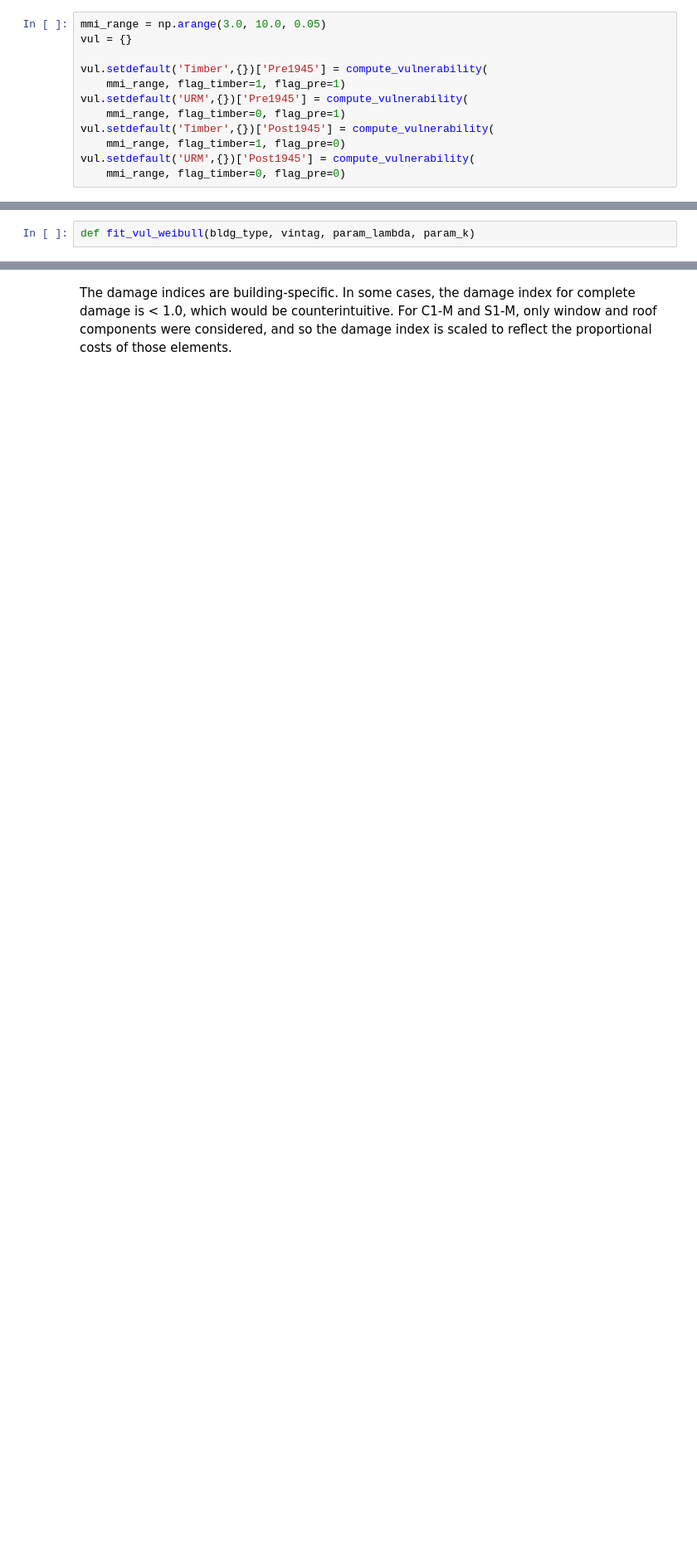
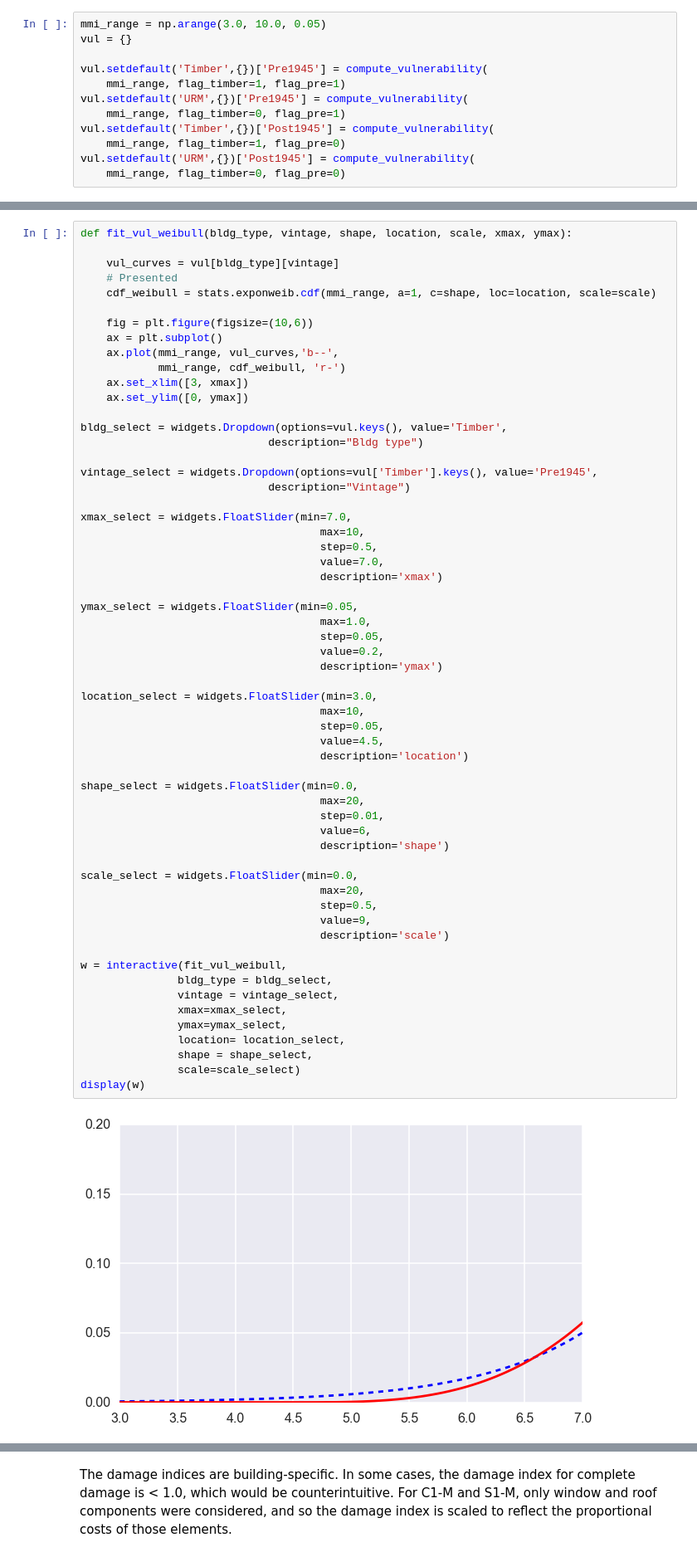
Before and after one commit to dynaryu/scenario_Sydney, a Jupyter notebook: code/creating_fragility.ipynb, the cells around one changed output, grey strips where cells are left out. Shown: that part at 83% size. Saved outputs shown, nothing was run; the diff lists cells and outputs as text; blank space fills up the shorter version.

```diff
--- a/code/creating_fragility.ipynb
+++ b/code/creating_fragility.ipynb
@@ -80,5 +80,64 @@ plt.ylabel('Loss ratio')
-# %%
-def fit_vul_weibull(bldg_type, vintag, param_lambda, param_k)
+# %%
+def fit_vul_weibull(bldg_type, vintage, shape, location, scale, xmax, ymax):
+
+    vul_curves = vul[bldg_type][vintage]
+    # Presented
+    cdf_weibull = stats.exponweib.cdf(mmi_range, a=1, c=shape, loc=location, scale=scale)
+
+    fig = plt.figure(figsize=(10,6))
+    ax = plt.subplot()
+    ax.plot(mmi_range, vul_curves,'b--',
+            mmi_range, cdf_weibull, 'r-')
+    ax.set_xlim([3, xmax])
+    ax.set_ylim([0, ymax])
+
+bldg_select = widgets.Dropdown(options=vul.keys(), value='Timber',
+                             description="Bldg type")
+
+vintage_select = widgets.Dropdown(options=vul['Timber'].keys(), value='Pre1945',
+                             description="Vintage")
+
+xmax_select = widgets.FloatSlider(min=7.0,
+                                     max=10,
+                                     step=0.5,
+                                     value=7.0,
+                                     description='xmax')
+
+ymax_select = widgets.FloatSlider(min=0.05,
+                                     max=1.0,
+                                     step=0.05,
+                                     value=0.2,
+                                     description='ymax')
+
+location_select = widgets.FloatSlider(min=3.0,
+                                     max=10,
+                                     step=0.05,
+                                     value=4.5,
+                                     description='location')
+
+shape_select = widgets.FloatSlider(min=0.0,
+                                     max=20,
+                                     step=0.01,
+                                     value=6,
+                                     description='shape')
+
+scale_select = widgets.FloatSlider(min=0.0,
+                                     max=20,
+                                     step=0.5,
+                                     value=9,
+                                     description='scale')
+
+w = interactive(fit_vul_weibull,
+               bldg_type = bldg_select,
+               vintage = vintage_select,
+               xmax=xmax_select,
+               ymax=ymax_select,
+               location= location_select,
+               shape = shape_select,
+               scale=scale_select)
+display(w)
+# %% [output]
+[figure, added]
 # %%
 def fitweibull(bldg_type, vintage, param_lambda, param_k):
 
```
Also changed, not shown: parts of 2 cells of this notebook.
